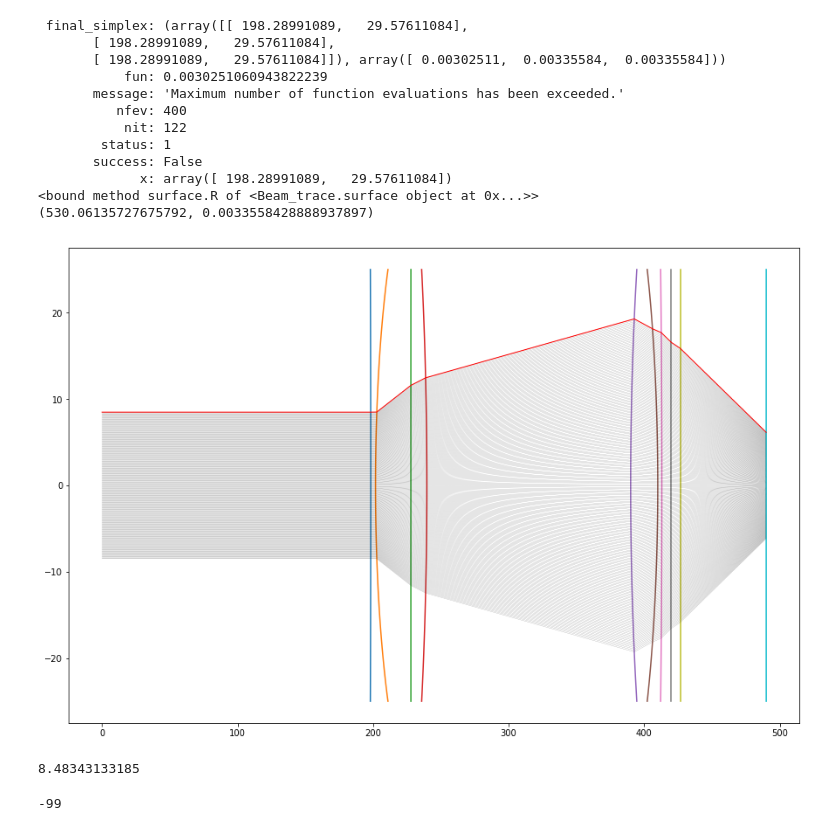
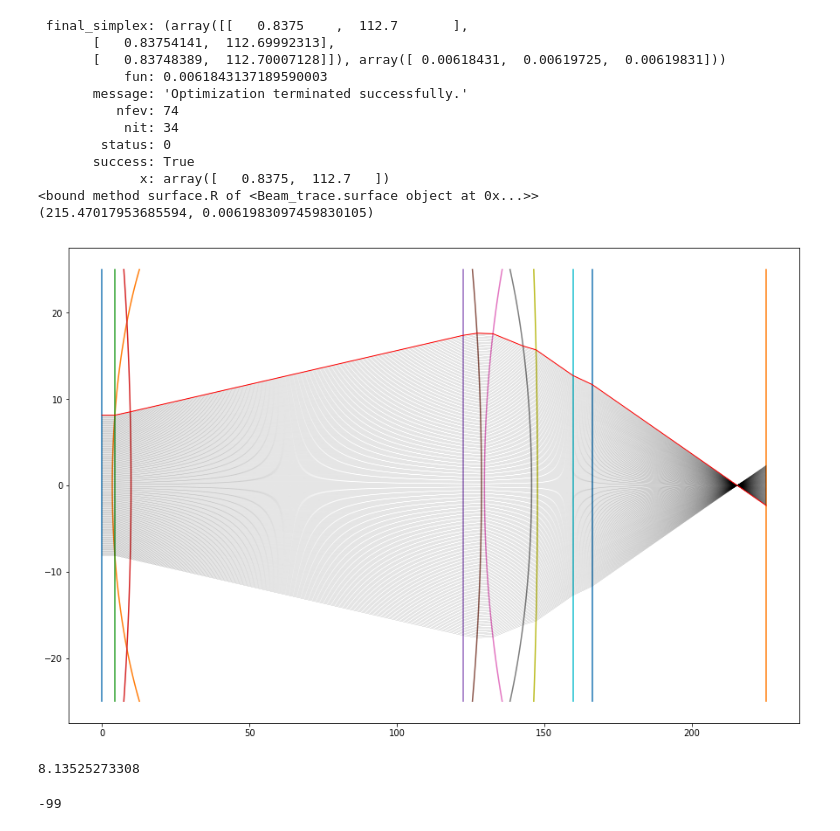
Before and after one commit to debatin/beamtrace, a Jupyter notebook: beamtrace2.ipynb, the cells around one changed output. Drawn from its saved outputs; the diff is of its cells as text; code cells hidden in the pictures.

```diff
--- a/beamtrace2.ipynb
+++ b/beamtrace2.ipynb
@@ -83,26 +166,16 @@ def create_doppelachromat(R0,R1,R2,R3):
 
 #optrimize lens system
 def optimize_lenses_ff(x):
-    p1=x[0]
-    p4=x[1]
-    p5=0
-#    ls.surfaces[0].pos=p1-20
-#    ls.surfaces[1].pos=p1-17
-    ls.surfaces[0].pos=p1
-    ls.surfaces[1].pos=p1+3.5
-    #biconvex
-    ls.surfaces[2].pos=p4+p1
-    ls.surfaces[3].pos=p4+11.8+p1
+    ls.surfaces[1].DISZ=x[0]
+    ls.surfaces[3].DISZ=x[1]
     err3=0
-    if(p4<14):
+    if(x[0]<0) or(x[1]<0):
         err3=1
     ls.calculate_marginal()
     mpoint=ls.marginal_ray.Q_p[-4,0,1]
-    #mpoint=max(ls.marginal_ray.Q_p[:,0,1])
-    ls.entrance_pupil = ls.entrance_pupil*17.7/mpoint
+    ls.entrance_pupil = ls.entrance_pupil*15.7/mpoint
     ls.calculate_marginal()
     res=ls.circle_of_least_confusion()
-    #print(res,x)
     rr=res[1]
     return rr+err3
 # %%
@@ -129,24 +202,35 @@ def defaultplot(zoom):
     print(ls.entrance_pupil)
 # %%
 ls=create_doppelachromat(1000,38.6,1/0.0001,1/0.012)
-res=minimize(optimize_lenses_ff,([177,42]), method='Nelder-Mead',tol=1e-4)
+ls=lens_system(10)
+ls.surfaces=[]
+add_monospheric(ls,-75,25.01836571,True)
+#add_monospheric(ls,300,0)
+add_monospheric(ls,250,26.9803271,True)
+add_monospheric(ls,200,1,True)
+add_achromat(ls,80,12)
+ls.add_surface(surface(6.6,0,1.456))
+ls.add_surface(surface(59,0,1))
+ls.add_surface(surface(100,0,1))
+
+res=minimize(optimize_lenses_ff,([1,92]), method='Nelder-Mead',tol=1e-4)
 print(res)
 defaultplot(0)
 # %% [output]
- final_simplex: (array([[ 198.28991089,   29.57611084],
-       [ 198.28991089,   29.57611084],
-       [ 198.28991089,   29.57611084]]), array([ 0.00302511,  0.00335584,  0.00335584]))
-           fun: 0.0030251060943822239
-       message: 'Maximum number of function evaluations has been exceeded.'
-          nfev: 400
-           nit: 122
-        status: 1
-       success: False
-             x: array([ 198.28991089,   29.57611084])
+ final_simplex: (array([[   0.8375    ,  112.7       ],
+       [   0.83754141,  112.69992313],
+       [   0.83748389,  112.70007128]]), array([ 0.00618431,  0.00619725,  0.00619831]))
+           fun: 0.0061843137189590003
+       message: 'Optimization terminated successfully.'
+          nfev: 74
+           nit: 34
+        status: 0
+       success: True
+             x: array([   0.8375,  112.7   ])
 <bound method surface.R of <Beam_trace.surface object at 0x...>>
-(530.06135727675792, 0.0033558428888937897)
+(215.47017953685594, 0.0061983097459830105)
-[figure, old version]
+[figure, new version]
-8.48343133185
+8.13525273308
 # %%
 def optimize_lenses_ff2(ls,x):
     p1=x[0]
```
Also changed, not shown: parts of 2 cells of this notebook, 3 other files.
